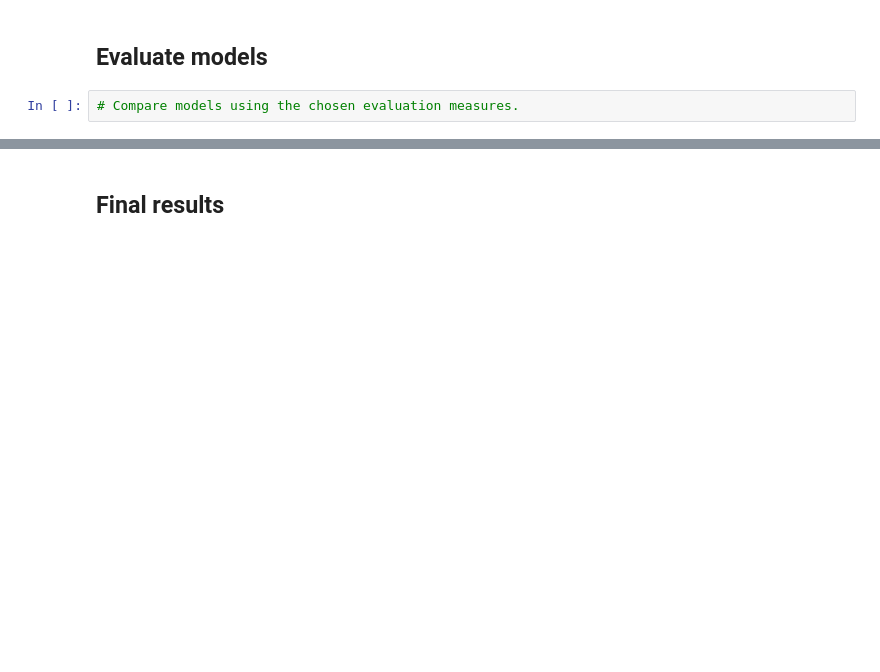
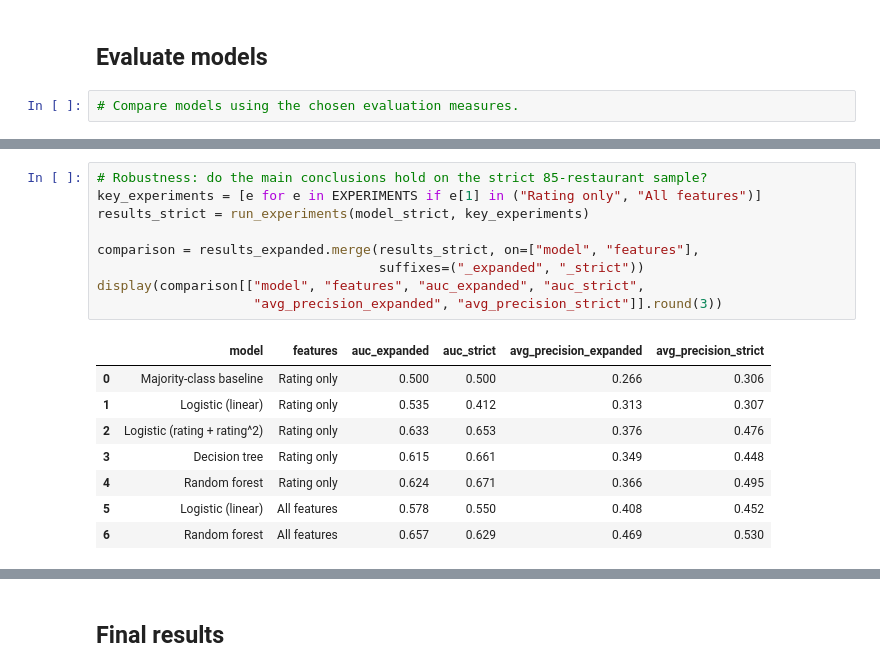
Before and after one commit to hwayalew/ds3001_team1_project, a Jupyter notebook: notebook.ipynb, the cells around one changed output, grey strips where cells are left out. Drawn from its saved outputs; the diff is of its cells as text; blank space fills up the shorter version.

```diff
--- a/notebook.ipynb
+++ b/notebook.ipynb
@@ -896,0 +1151,18 @@ We are choosing each restaurant's latest recorded inspection, rather than treati
+# %%
+# Robustness: do the main conclusions hold on the strict 85-restaurant sample?
+key_experiments = [e for e in EXPERIMENTS if e[1] in ("Rating only", "All features")]
+results_strict = run_experiments(model_strict, key_experiments)
+
+comparison = results_expanded.merge(results_strict, on=["model", "features"],
+                                    suffixes=("_expanded", "_strict"))
+display(comparison[["model", "features", "auc_expanded", "auc_strict",
+                    "avg_precision_expanded", "avg_precision_strict"]].round(3))
+# %% [output]
+|  | model | features | auc_expanded | auc_strict | avg_precision_expanded | avg_precision_strict |
+| 0 | Majority-class baseline | Rating only | 0.500 | 0.500 | 0.266 | 0.306 |
+| 1 | Logistic (linear) | Rating only | 0.535 | 0.412 | 0.313 | 0.307 |
+| 2 | Logistic (rating + rating^2) | Rating only | 0.633 | 0.653 | 0.376 | 0.476 |
+| 3 | Decision tree | Rating only | 0.615 | 0.661 | 0.349 | 0.448 |
+| 4 | Random forest | Rating only | 0.624 | 0.671 | 0.366 | 0.495 |
+| 5 | Logistic (linear) | All features | 0.578 | 0.550 | 0.408 | 0.452 |
+| 6 | Random forest | All features | 0.657 | 0.629 | 0.469 | 0.530 |
```
Also changed, not shown: parts of 13 cells of this notebook.
